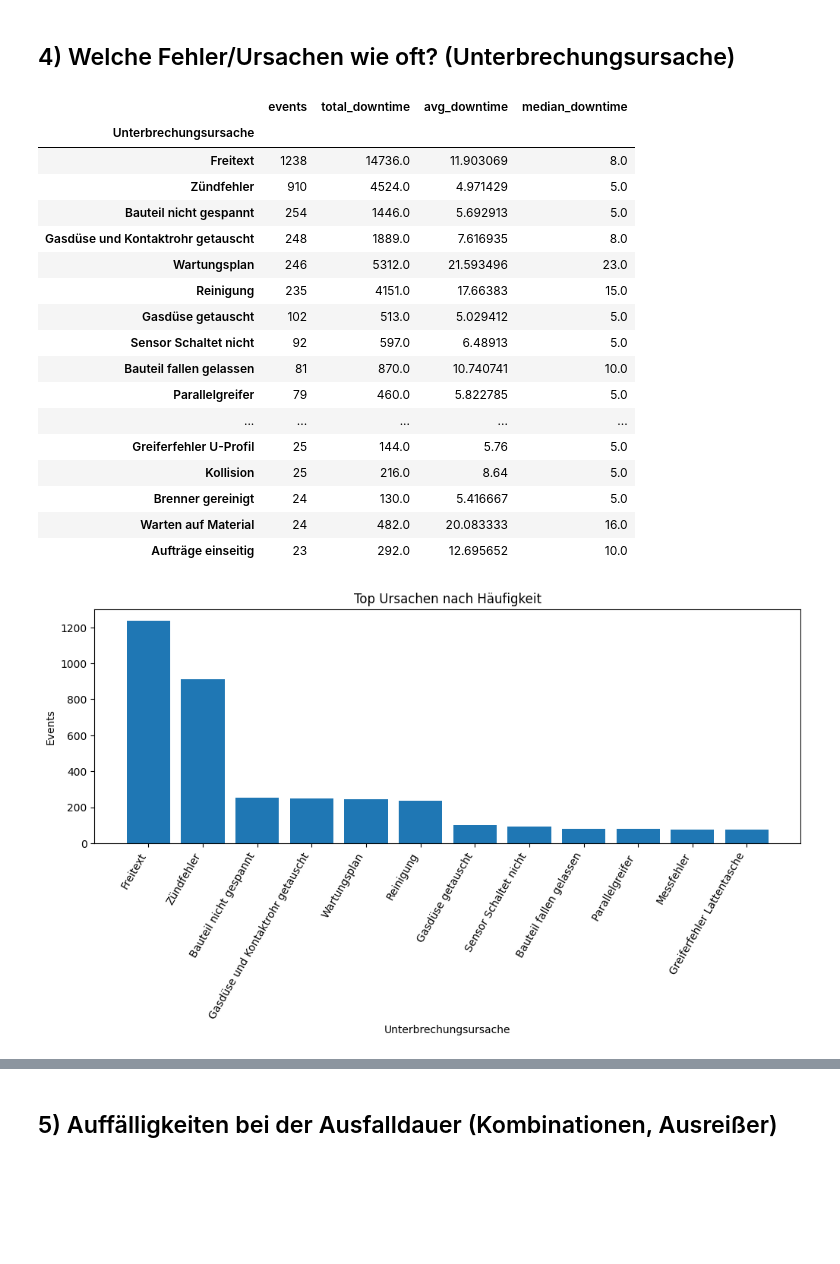
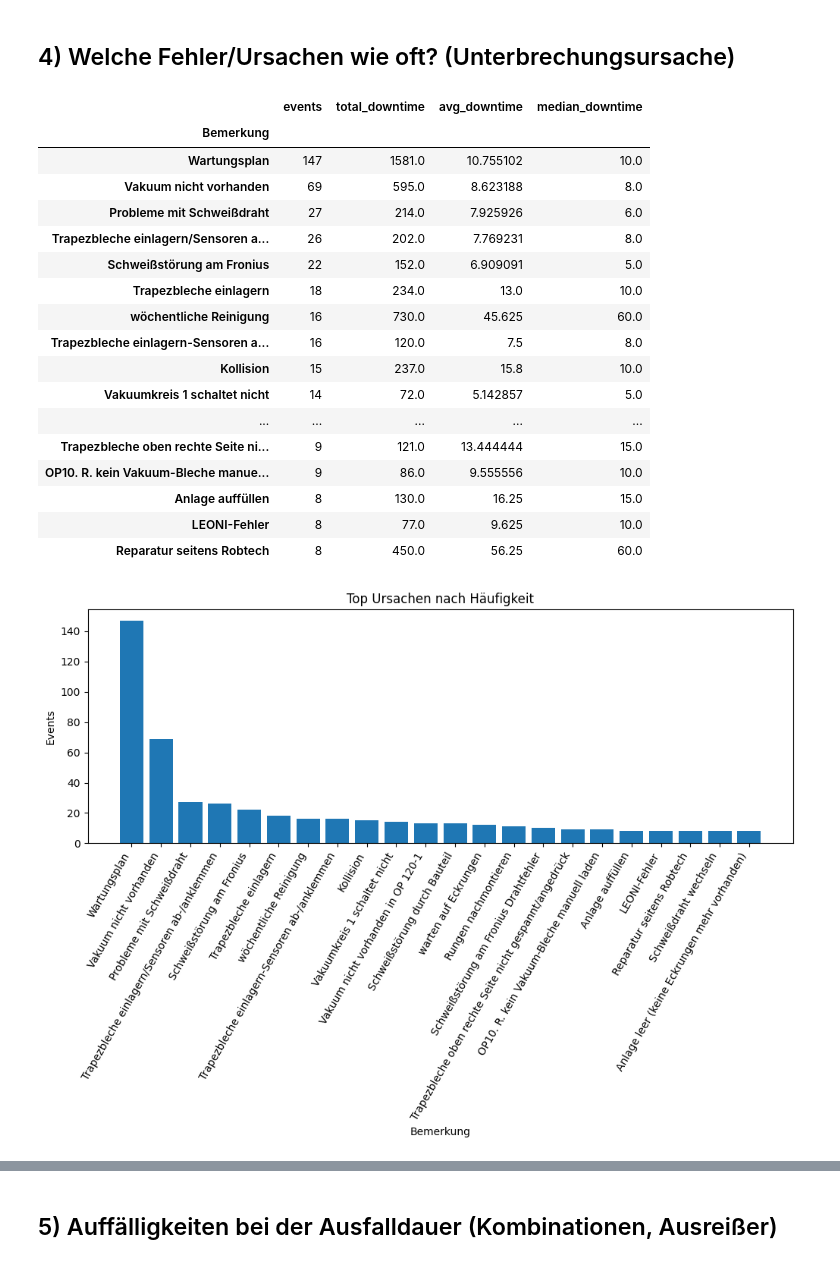
Before and after one commit to FelixFaw/pred_main_project_brueggen, a Jupyter notebook: data_cleaning_and_analysis/data_analysis_mta_2.ipynb, the cells around one changed output, grey strips where cells are left out. Drawn from its saved outputs; the diff is of its cells as text; code cells hidden in the pictures; blank space fills up the shorter version.

```diff
--- a/data_cleaning_and_analysis/data_analysis_mta_2.ipynb
+++ b/data_cleaning_and_analysis/data_analysis_mta_2.ipynb
@@ -13,7 +13,7 @@ import pandas as pd
 import matplotlib.pyplot as plt
 
 # Datei-Pfad (im gleichen Ordner wie das Notebook oder anpassen)
-FILE_PATH = "data/Stoerliste_Heckrungenanlage_2023_NEU.xlsx"
+FILE_PATH = "../data/raw/Störliste STW-Mittelteilanlage 2023_NEU.xlsx"
 SHEET_NAME = "Aufschreibung"
 
 pd.set_option("display.max_columns", 200)
@@ -85,0 +86,33 @@ Nach dem Entfernen leerer Zeilen: (4781, 22)
+# %%
+# --- Alle Varianten aus "Bemerkung" alphabetisch sammeln ---
+
+df_clean["Bemerkung"] = (
+    df_clean["Bemerkung"]
+    .astype("string")
+    .str.lower()
+    .str.replace(r"\s+", " ", regex=True)
+    .str.strip()
+)
+
+# "Bemerkung" bereinigen: Zeilenumbrüche/Mehrfachspaces -> 1 Space, trimmen
+bem = df_clean["Bemerkung"].astype("string")
+bem_norm = (
+    bem
+    .str.replace(r"\s+", " ", regex=True)
+    .str.strip()
+)
+
+# NaNs sichtbar machen (sonst gehen sie ggf. unter)
+bem_norm = bem_norm.fillna("<NA>")
+
+# Alphabetische Liste + Counts
+bem_counts = (
+    bem_norm
+    .value_counts(dropna=False)
+    .sort_index()  # alphabetisch nach dem Wert
+    .reset_index()
+    .rename(columns={"index": "Bemerkung", "count": "Anzahl"})
+)
+
+display(bem_counts)
+print(f"Anzahl verschiedener Varianten: {bem_counts.shape[0]}")
@@ -298,51 +852,51 @@ plt.show()
 # %% [markdown]
 ## 4) Welche Fehler/Ursachen wie oft? (Unterbrechungsursache)
 # %%
-cause_stats = (df_out.groupby("Unterbrechungsursache")
+cause_stats = (df_out.groupby("Bemerkung")
                .agg(events=("Downtime_min","size"),
                     total_downtime=("Downtime_min","sum"),
                     avg_downtime=("Downtime_min","mean"),
                     median_downtime=("Downtime_min","median"))
                .sort_values("events", ascending=False))
 
 display(cause_stats.head(20))
 
-top_causes = cause_stats.head(12).reset_index()
+top_causes = cause_stats.head(22).reset_index()
 
 plt.figure(figsize=(12,4))
-plt.bar(top_causes["Unterbrechungsursache"].astype(str), top_causes["events"])
+plt.bar(top_causes["Bemerkung"].astype(str), top_causes["events"])
 plt.title("Top Ursachen nach Häufigkeit")
-plt.xlabel("Unterbrechungsursache")
+plt.xlabel("Bemerkung")
 plt.ylabel("Events")
 plt.xticks(rotation=60, ha="right")
 plt.show()
 
 top_causes_downtime = cause_stats.sort_values("total_downtime", ascending=False).head(12).reset_index()
 
 plt.figure(figsize=(12,4))
-plt.bar(top_causes_downtime["Unterbrechungsursache"].astype(str), top_causes_downtime["total_downtime"])
+plt.bar(top_causes_downtime["Bemerkung"].astype(str), top_causes_downtime["total_downtime"])
 plt.title("Top Ursachen nach gesamter Downtime")
 plt.xlabel("Unterbrechungsursache")
 plt.ylabel("Downtime (min)")
 plt.xticks(rotation=60, ha="right")
 plt.show()
 # %% [output]
 |  | events | total_downtime | avg_downtime | median_downtime |
-| Unterbrechungsursache |  |  |  |  |
-| Freitext | 1238 | 14736.0 | 11.903069 | 8.0 |
-| Zündfehler | 910 | 4524.0 | 4.971429 | 5.0 |
-| Bauteil nicht gespannt | 254 | 1446.0 | 5.692913 | 5.0 |
-| Gasdüse und Kontaktrohr getauscht | 248 | 1889.0 | 7.616935 | 8.0 |
-| Wartungsplan | 246 | 5312.0 | 21.593496 | 23.0 |
-| Reinigung | 235 | 4151.0 | 17.66383 | 15.0 |
-| Gasdüse getauscht | 102 | 513.0 | 5.029412 | 5.0 |
-| Sensor Schaltet nicht | 92 | 597.0 | 6.48913 | 5.0 |
-| Bauteil fallen gelassen | 81 | 870.0 | 10.740741 | 10.0 |
-| Parallelgreifer | 79 | 460.0 | 5.822785 | 5.0 |
+| Bemerkung |  |  |  |  |
+| Wartungsplan | 147 | 1581.0 | 10.755102 | 10.0 |
+| Vakuum nicht vorhanden | 69 | 595.0 | 8.623188 | 8.0 |
+| Probleme mit Schweißdraht | 27 | 214.0 | 7.925926 | 6.0 |
+| Trapezbleche einlagern/Sensoren a... | 26 | 202.0 | 7.769231 | 8.0 |
+| Schweißstörung am Fronius | 22 | 152.0 | 6.909091 | 5.0 |
+| Trapezbleche einlagern | 18 | 234.0 | 13.0 | 10.0 |
+| wöchentliche Reinigung | 16 | 730.0 | 45.625 | 60.0 |
+| Trapezbleche einlagern-Sensoren a... | 16 | 120.0 | 7.5 | 8.0 |
+| Kollision | 15 | 237.0 | 15.8 | 10.0 |
+| Vakuumkreis 1 schaltet nicht | 14 | 72.0 | 5.142857 | 5.0 |
 | ... | ... | ... | ... | ... |
-| Greiferfehler U-Profil | 25 | 144.0 | 5.76 | 5.0 |
-| Kollision | 25 | 216.0 | 8.64 | 5.0 |
-| Brenner gereinigt | 24 | 130.0 | 5.416667 | 5.0 |
-| Warten auf Material | 24 | 482.0 | 20.083333 | 16.0 |
-| Aufträge einseitig | 23 | 292.0 | 12.695652 | 10.0 |
+| Trapezbleche oben rechte Seite ni... | 9 | 121.0 | 13.444444 | 15.0 |
+| OP10. R. kein Vakuum-Bleche manue... | 9 | 86.0 | 9.555556 | 10.0 |
+| Anlage auffüllen | 8 | 130.0 | 16.25 | 15.0 |
+| LEONI-Fehler | 8 | 77.0 | 9.625 | 10.0 |
+| Reparatur seitens Robtech | 8 | 450.0 | 56.25 | 60.0 |
-[figure, old version]
+[figure, new version]
```
Also changed, not shown: parts of 46 cells of this notebook, 1 other file.
